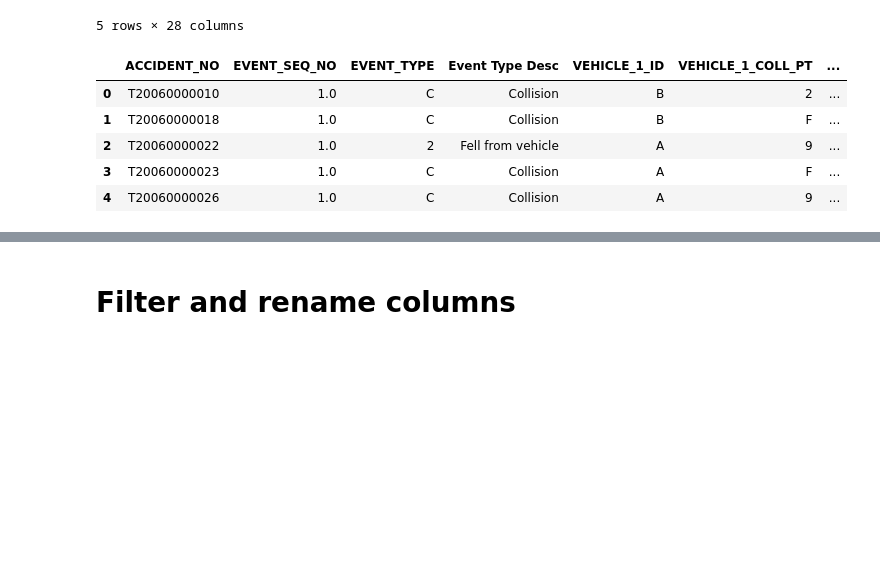
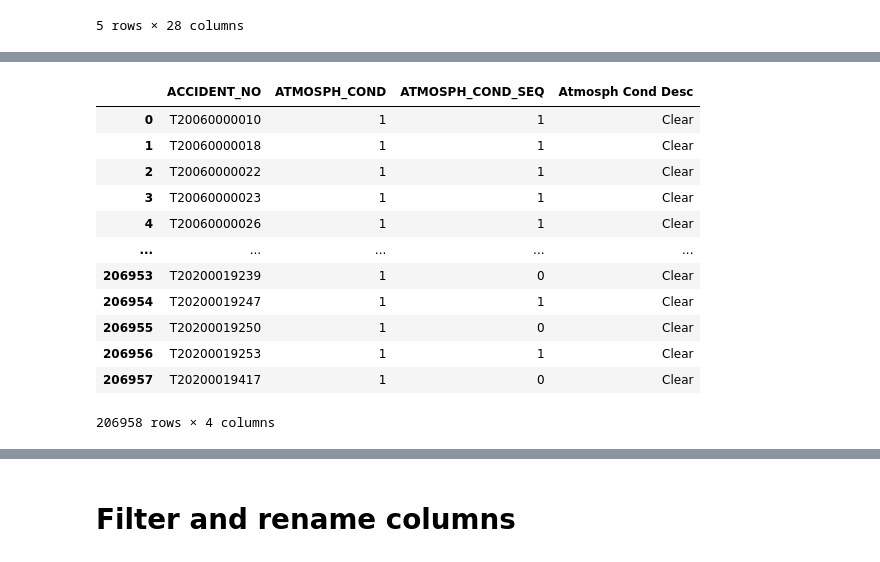
Before and after one commit to Stu-Vic/ETL-Project, a Jupyter notebook: ETL.ipynb, the cells around one changed output, grey strips where cells are left out. Cells and saved outputs as stored; diff of their text form; code cells hidden in the pictures; blank space fills up the shorter version.

```diff
--- a/ETL.ipynb
+++ b/ETL.ipynb
@@ -20,16 +20,11 @@ accident_df.head()
 | 4 | T20060000026 | 14/01/2006 | 10:45:00 | 1 | Collision with vehicle | 7 | ... |
 5 rows × 28 columns
 # %%
-# Bring ACCIDENT_EVENT CSV into a separate data frame
-accident_event_df = pd.read_csv("resources/ACCIDENT_EVENT.csv")
-accident_event_df.head()
+# # Bring ACCIDENT_EVENT CSV into a separate data frame
+# accident_event_df = pd.read_csv("resources/ACCIDENT_EVENT.csv")
+# accident_event_df.head()
+
+# This data will be replaced due to duplicate events of the intended primary key
-# %% [output]
-|  | ACCIDENT_NO | EVENT_SEQ_NO | EVENT_TYPE | Event Type Desc | VEHICLE_1_ID | VEHICLE_1_COLL_PT | ... |
-| 0 | T20060000010 | 1.0 | C | Collision | B | 2 | ... |
-| 1 | T20060000018 | 1.0 | C | Collision | B | F | ... |
-| 2 | T20060000022 | 1.0 | 2 | Fell from vehicle | A | 9 | ... |
-| 3 | T20060000023 | 1.0 | C | Collision | A | F | ... |
-| 4 | T20060000026 | 1.0 | C | Collision | A | 9 | ... |
 # %%
 # Bring ACCIDENT_LOCATION CSV into a separate data frame
 accident_location_df = pd.read_csv("resources/ACCIDENT_LOCATION.csv")
@@ -41,3 +36,21 @@ accident_location_df.head()
 | 2 | T20060000022 | 203074 | 9999.0 | BROWNS | ROAD | TRUEMANS | ROAD | ... |
 | 3 | T20060000023 | 55462 | 2400.0 | SPRINGVALE | ROAD | KEYSBOROUGH | AVENUE | ... |
 | 4 | T20060000026 | 202988 | 9999.0 | ELIZABETH | AVENUE | GREENHOOD | CRESCENT | ... |
+# %%
+# Bring atmospheric_cond CSV into a separate dataframe
+atmospheric_cond_df = pd.read_csv("resources/atmospheric_cond.csv")
+atmospheric_cond_df
+# %% [output]
+|  | ACCIDENT_NO | ATMOSPH_COND | ATMOSPH_COND_SEQ | Atmosph Cond Desc |
+| 0 | T20060000010 | 1 | 1 | Clear |
+| 1 | T20060000018 | 1 | 1 | Clear |
+| 2 | T20060000022 | 1 | 1 | Clear |
+| 3 | T20060000023 | 1 | 1 | Clear |
+| 4 | T20060000026 | 1 | 1 | Clear |
+| ... | ... | ... | ... | ... |
+| 206953 | T20200019239 | 1 | 0 | Clear |
+| 206954 | T20200019247 | 1 | 1 | Clear |
+| 206955 | T20200019250 | 1 | 0 | Clear |
+| 206956 | T20200019253 | 1 | 1 | Clear |
+| 206957 | T20200019417 | 1 | 0 | Clear |
+206958 rows × 4 columns
```
Also changed, not shown: parts of 11 cells of this notebook, 12 other files.
